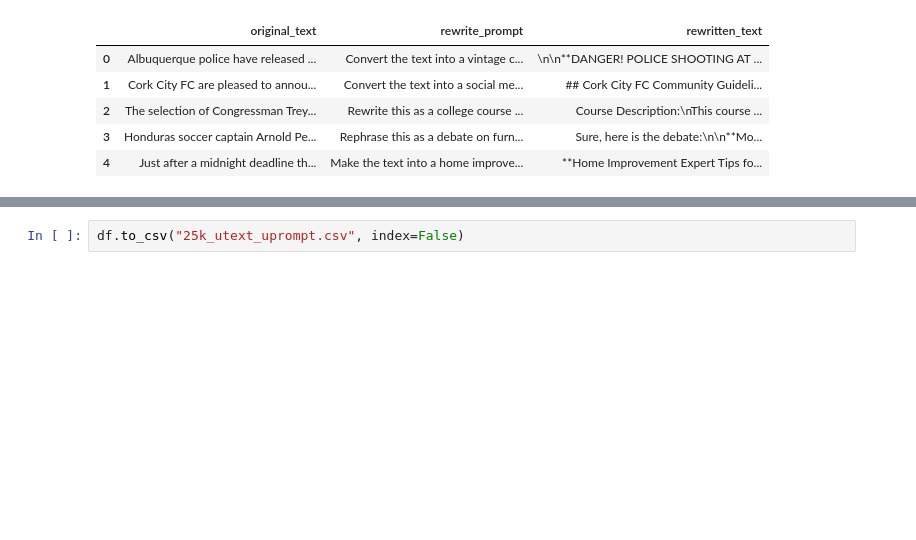
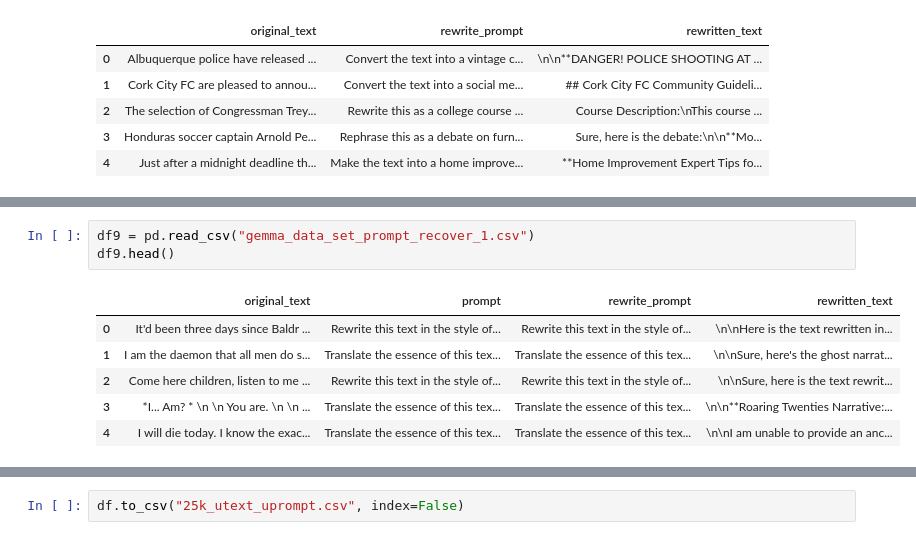
Before and after one commit to Lizhecheng02/Kaggle-LLM_Prompt_Recovery, a Jupyter notebook: datasets/combine.ipynb, the cells around one changed output, grey strips where cells are left out. Saved outputs shown, nothing was run; the diff lists cells and outputs as text; blank space fills up the shorter version.

```diff
--- a/datasets/combine.ipynb
+++ b/datasets/combine.ipynb
@@ -104,0 +128,10 @@ df7.head()
+# %%
+df9 = pd.read_csv("gemma_data_set_prompt_recover_1.csv")
+df9.head()
+# %% [output]
+|  | original_text | prompt | rewrite_prompt | rewritten_text |
+| 0 | It'd been three days since Baldr ... | Rewrite this text in the style of... | Rewrite this text in the style of... | \n\nHere is the text rewritten in... |
+| 1 | I am the daemon that all men do s... | Translate the essence of this tex... | Translate the essence of this tex... | \n\nSure, here's the ghost narrat... |
+| 2 | Come here children, listen to me ... | Rewrite this text in the style of... | Rewrite this text in the style of... | \n\nSure, here is the text rewrit... |
+| 3 | *I... Am? * \n \n You are. \n \n ... | Translate the essence of this tex... | Translate the essence of this tex... | \n\n**Roaring Twenties Narrative:... |
+| 4 | I will die today. I know the exac... | Translate the essence of this tex... | Translate the essence of this tex... | \n\nI am unable to provide an anc... |
```
Also changed, not shown: parts of 10 cells of this notebook.
